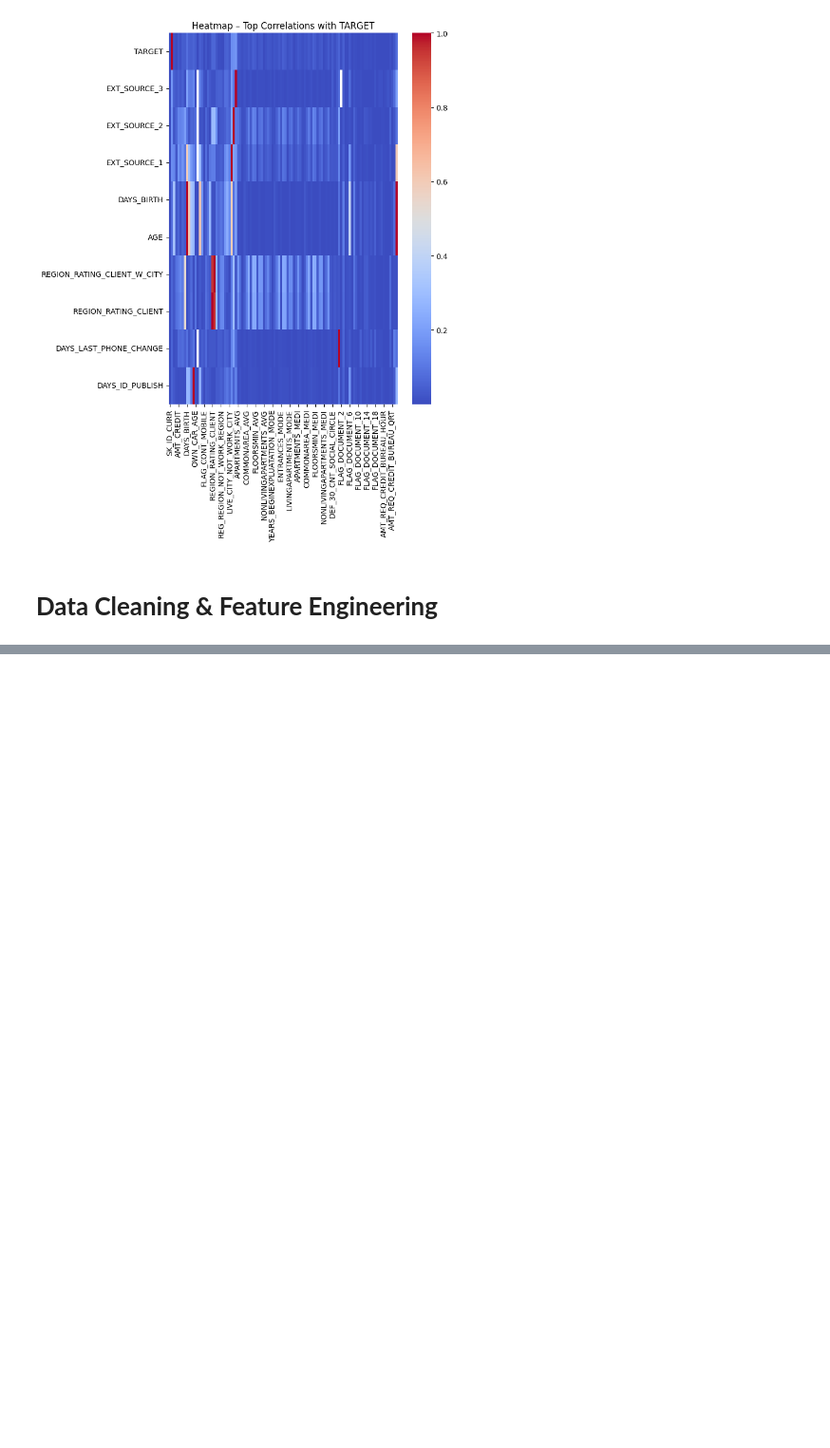
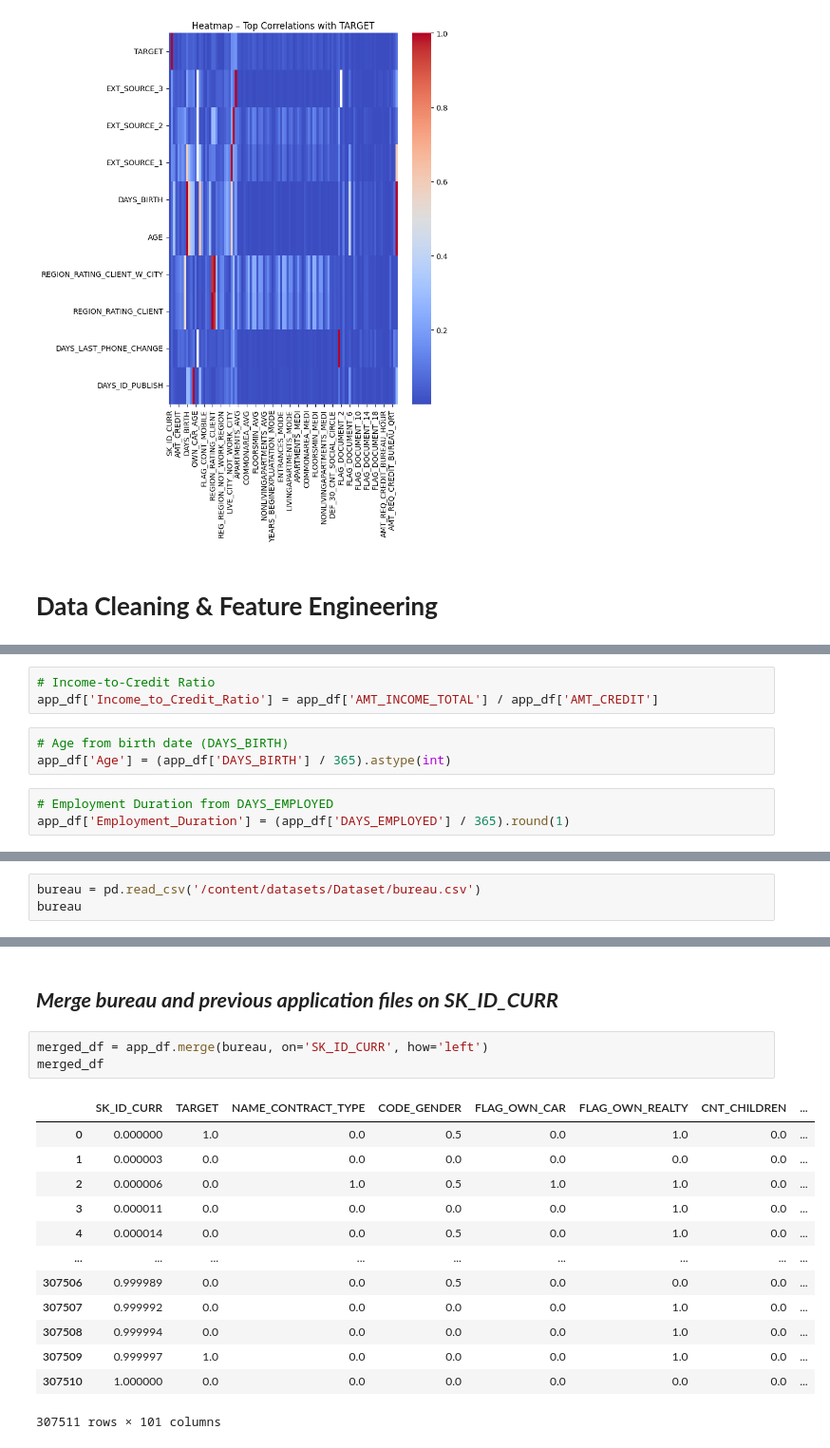
Before and after one commit to nandhakumar-v-19/Home-Loan-Default-Risk-Management, a Jupyter notebook: Home_Loan_Default_Risk_Management.ipynb, the cells around one changed output, grey strips where cells are left out. Shown at 95% size. Cells and saved outputs as stored; diff of their text form; blank space fills up the shorter version.

```diff
--- a/Home_Loan_Default_Risk_Management.ipynb
+++ b/Home_Loan_Default_Risk_Management.ipynb
@@ -613,0 +645,9 @@ print("✅ Numeric columns normalized successfully")
+# %%
+# Income-to-Credit Ratio
+app_df['Income_to_Credit_Ratio'] = app_df['AMT_INCOME_TOTAL'] / app_df['AMT_CREDIT']
+# %%
+# Age from birth date (DAYS_BIRTH)
+app_df['Age'] = (app_df['DAYS_BIRTH'] / 365).astype(int)
+# %%
+# Employment Duration from DAYS_EMPLOYED
+app_df['Employment_Duration'] = (app_df['DAYS_EMPLOYED'] / 365).round(1)
@@ -613,0 +670,3 @@ print("✅ Numeric columns normalized successfully")
+# %%
+bureau = pd.read_csv('/content/datasets/Dataset/bureau.csv')
+bureau
@@ -613,0 +704,19 @@ print("✅ Numeric columns normalized successfully")
+# %% [markdown]
+## ***Merge bureau and previous application files on SK_ID_CURR***
+# %%
+merged_df = app_df.merge(bureau, on='SK_ID_CURR', how='left')
+merged_df
+# %% [output]
+|  | SK_ID_CURR | TARGET | NAME_CONTRACT_TYPE | CODE_GENDER | FLAG_OWN_CAR | FLAG_OWN_REALTY | CNT_CHILDREN | ... |
+| 0 | 0.000000 | 1.0 | 0.0 | 0.5 | 0.0 | 1.0 | 0.0 | ... |
+| 1 | 0.000003 | 0.0 | 0.0 | 0.0 | 0.0 | 0.0 | 0.0 | ... |
+| 2 | 0.000006 | 0.0 | 1.0 | 0.5 | 1.0 | 1.0 | 0.0 | ... |
+| 3 | 0.000011 | 0.0 | 0.0 | 0.0 | 0.0 | 1.0 | 0.0 | ... |
+| 4 | 0.000014 | 0.0 | 0.0 | 0.5 | 0.0 | 1.0 | 0.0 | ... |
+| ... | ... | ... | ... | ... | ... | ... | ... | ... |
+| 307506 | 0.999989 | 0.0 | 0.0 | 0.5 | 0.0 | 0.0 | 0.0 | ... |
+| 307507 | 0.999992 | 0.0 | 0.0 | 0.0 | 0.0 | 1.0 | 0.0 | ... |
+| 307508 | 0.999994 | 0.0 | 0.0 | 0.0 | 0.0 | 1.0 | 0.0 | ... |
+| 307509 | 0.999997 | 1.0 | 0.0 | 0.0 | 0.0 | 1.0 | 0.0 | ... |
+| 307510 | 1.000000 | 0.0 | 0.0 | 0.0 | 0.0 | 0.0 | 0.0 | ... |
+307511 rows × 101 columns
```
Also changed, not shown: parts of 69 cells of this notebook.
